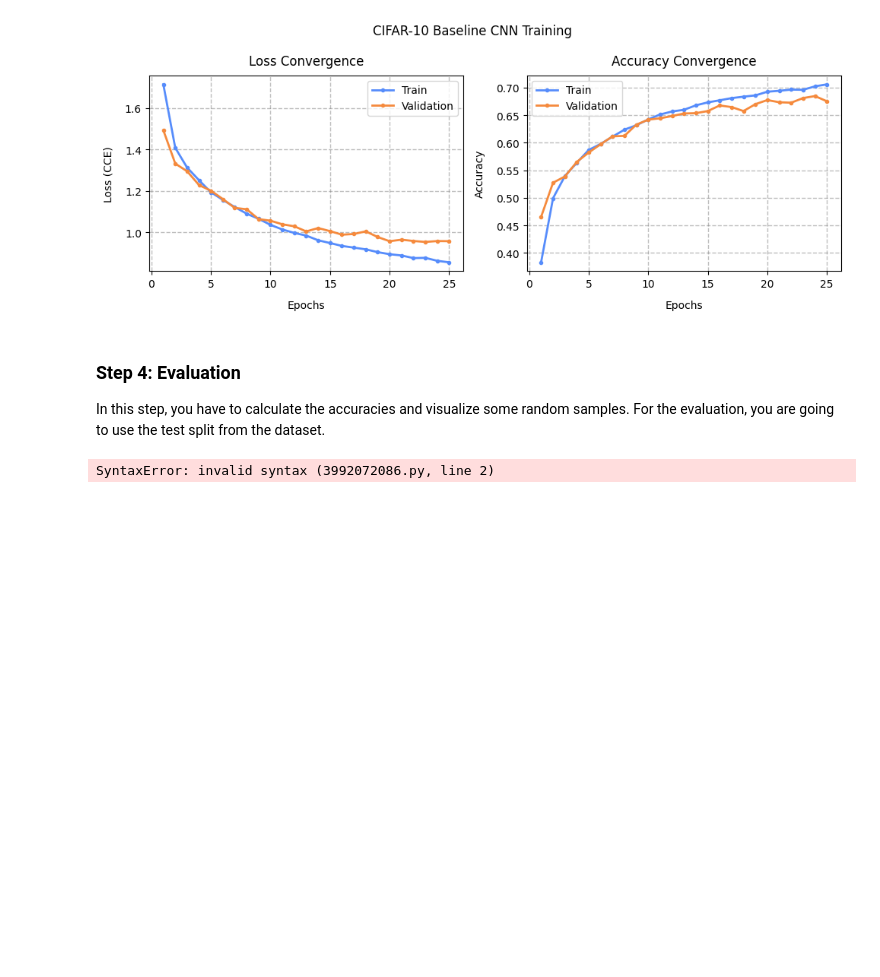
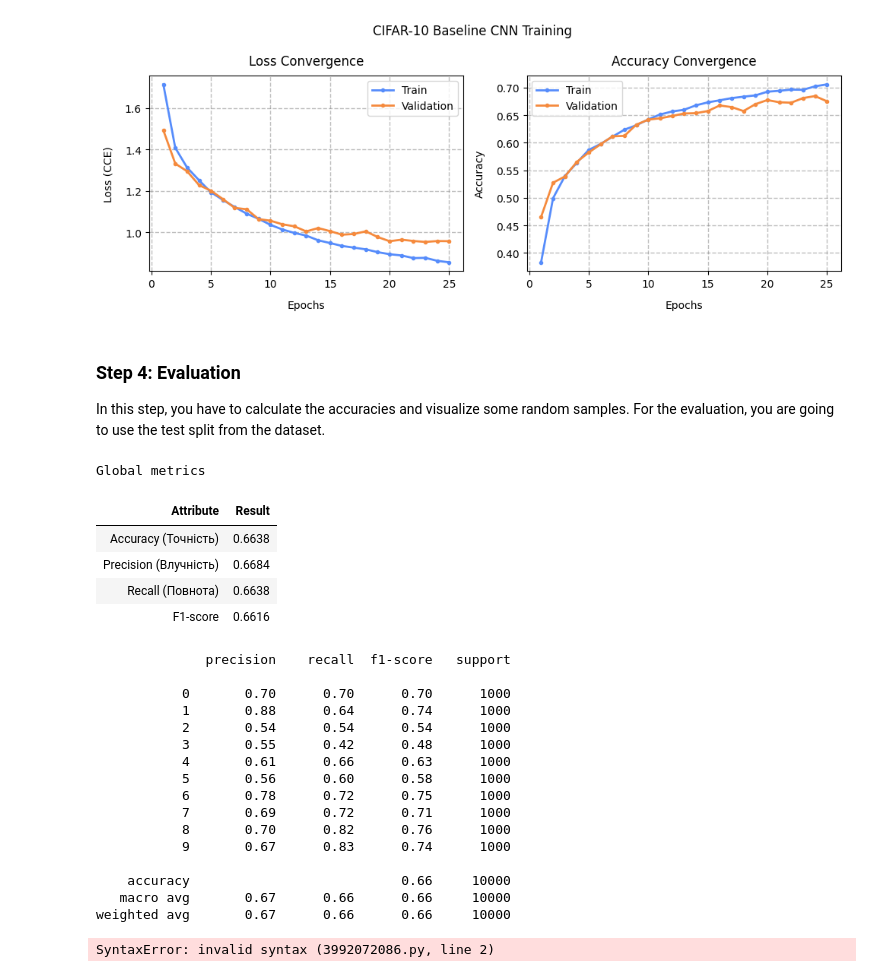
Before and after one commit to BogdanPinchuk/ComputerVision-PBY_HW14, a Jupyter notebook: Bohdan_Pinchuk_CV_HW14.ipynb, the cells around one changed output. Saved outputs shown, nothing was run; the diff lists cells and outputs as text; code cells hidden in the pictures; blank space fills up the shorter version.

```diff
--- a/Bohdan_Pinchuk_CV_HW14.ipynb
+++ b/Bohdan_Pinchuk_CV_HW14.ipynb
@@ -548,18 +548,53 @@ In this step, you have to calculate the accuracies and visualize some random sam
 # %%
 # Evaluation
 
 import importlib
+import numpy as np
 import apps.main as mn
 importlib.reload(mn)
 
 # Input data
 
 # Solution
+
+# Compute the labels and the predictions as sparse values
 y_pred_probs = model.predict(x_test_n_sc, verbose=0, callbacks=[mn.TqdmProgressCallback()])
+y_probs = np.max(y_pred_probs, axis=1)
 y_pred = np.argmax(y_pred_probs, axis=1)
 y_true = np.argmax(y_test_ohe, axis=1)
 
-# Print results
+
+# # Compute and print the accuracy for each class
+# for class_id, class_name in classes.items():
+#     # acc =
+#     print(class_name)
+#
+
+# # Print results
+_ = mn.calc_class_metrics(y_true, y_pred, caption="Global metrics")
+# %% [output]
+Global metrics
+| Attribute | Result |
+| Accuracy (Точність) | 0.6638 |
+| Precision (Влучність) | 0.6684 |
+| Recall (Повнота) | 0.6638 |
+| F1-score | 0.6616 |
+              precision    recall  f1-score   support
+
+           0       0.70      0.70      0.70      1000
+           1       0.88      0.64      0.74      1000
+           2       0.54      0.54      0.54      1000
+           3       0.55      0.42      0.48      1000
+           4       0.61      0.66      0.63      1000
+           5       0.56      0.60      0.58      1000
+           6       0.78      0.72      0.75      1000
+           7       0.69      0.72      0.71      1000
+           8       0.70      0.82      0.76      1000
+           9       0.67      0.83      0.74      1000
+
+    accuracy                           0.66     10000
+   macro avg       0.67      0.66      0.66     10000
+weighted avg       0.67      0.66      0.66     10000
 # %%
 # Compute the labels and the predictions as sparse values
 y_true =
```
Also changed, not shown: 1 other file.
